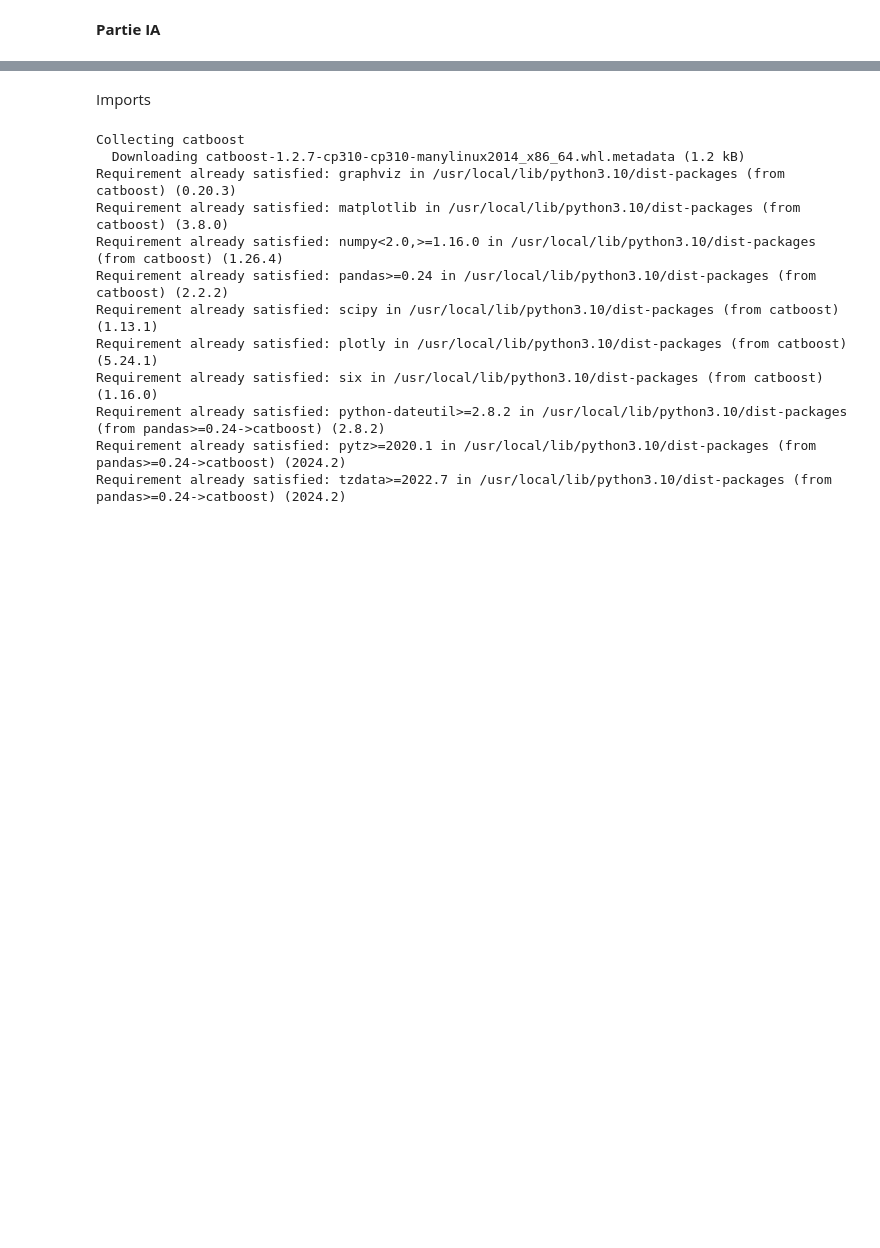
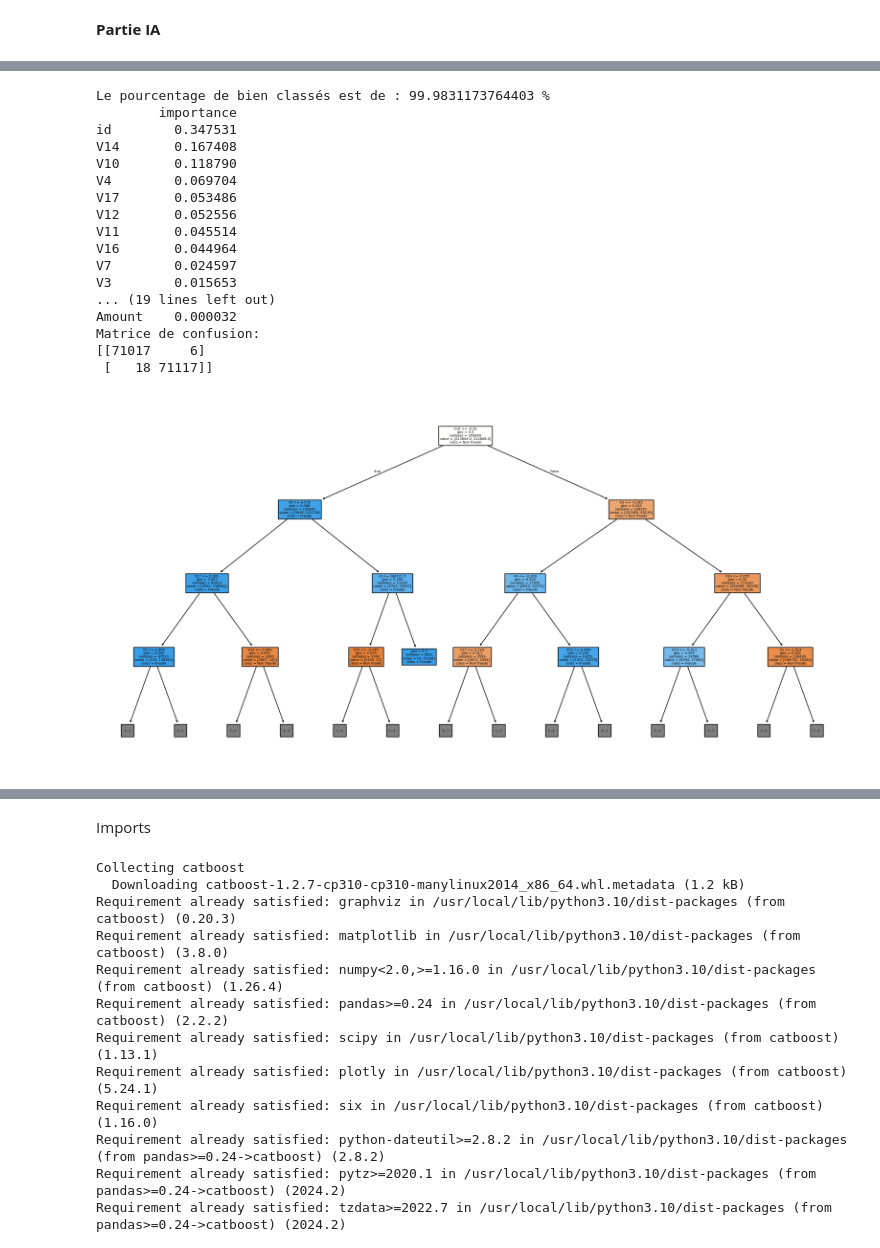
Before and after one commit to RomyJr/Fraud_Detection, a Jupyter notebook: IA.ipynb, the cells around one changed output, grey strips where cells are left out. Saved outputs shown, nothing was run; the diff lists cells and outputs as text; code cells hidden in the pictures; blank space fills up the shorter version.

```diff
--- a/IA.ipynb
+++ b/IA.ipynb
@@ -2,0 +103,44 @@
+# %%
+#**Forêt Aléatoire**
+x_train, x_test, y_train, y_test = train_test_split(X, y, test_size=0.25, random_state=42)
+modele_rf = RandomForestClassifier(n_estimators=100, max_features='sqrt')
+modele_rf.fit(x_train, y_train)
+print(f"Le pourcentage de bien classés est de : {accuracy_score(y_test, modele_rf.predict(x_test)) * 100} %")
+
+# Importance des caractéristiques
+feature_importance = pd.DataFrame(modele_rf.feature_importances_,
+                                   index=x_train.columns,
+                                   columns=['importance']).sort_values('importance', ascending=False)
+print(feature_importance)
+
+# Enregistrer et charger le modèle
+joblib.dump(modele_rf, "modele_rf.pkl")
+modele_rf = joblib.load("modele_rf.pkl")
+predictions = modele_rf.predict(x_test)
+confusion = confusion_matrix(y_test, predictions)
+print("Matrice de confusion:")
+print(confusion)
+
+# Visualisation d'un arbre
+plt.figure(figsize=(20, 10))
+plot_tree(modele_rf.estimators_[0], max_depth=3, feature_names=x_train.columns, class_names=['Non fraude', 'Fraude'], filled=True)
+plt.show()
+# %% [output]
+Le pourcentage de bien classés est de : 99.9831173764403 %
+        importance
+id        0.347531
+V14       0.167408
+V10       0.118790
+V4        0.069704
+V17       0.053486
+V12       0.052556
+V11       0.045514
+V16       0.044964
+V7        0.024597
+V3        0.015653
+... (19 lines left out)
+Amount    0.000032
+Matrice de confusion:
+[[71017     6]
+ [   18 71117]]
+[figure, added]
```
Also changed, not shown: parts of 7 cells of this notebook.
